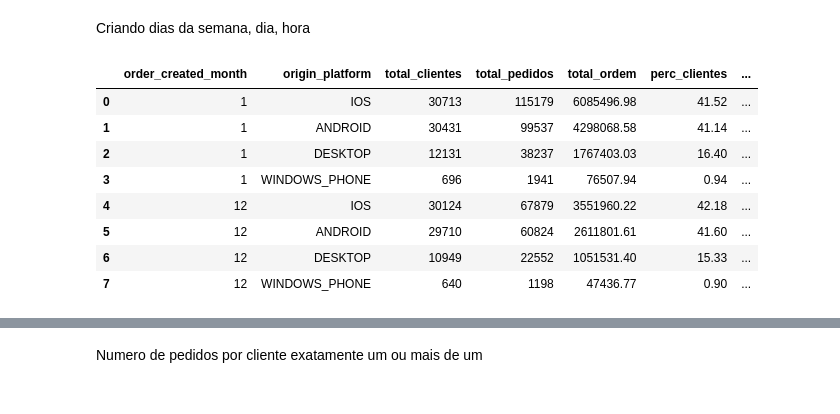
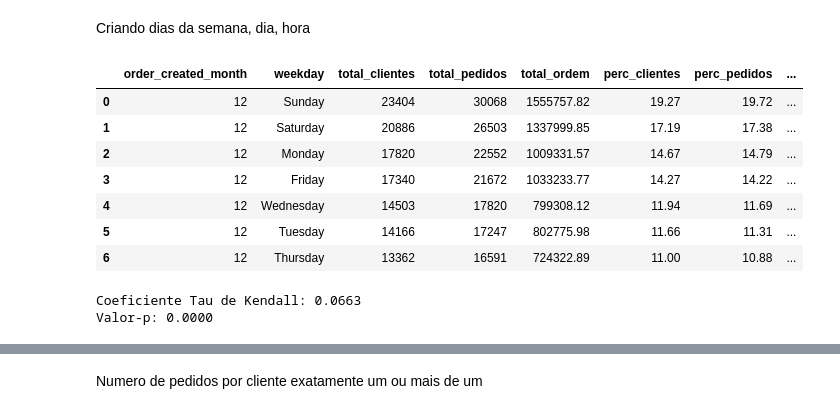
Before and after one commit to elianezanlorense/ifood_cs, a Jupyter notebook: code/notebook/05.cli_res.ipynb, the cells around one changed output, grey strips where cells are left out. Cells and saved outputs as stored; diff of their text form; code cells hidden in the pictures.

```diff
--- a/code/notebook/05.cli_res.ipynb
+++ b/code/notebook/05.cli_res.ipynb
@@ -70,18 +73,35 @@ df_stats_mes
 |  | target | 38705 |
 | 12 | control | 29978 |
 |  | target | 38705 |
+# %%
+df=df[df['order_created_month']==12]
 # %% [markdown]
 Criando dias da semana, dia, hora
 # %%
-summary_mes=gerar_stats(df,['origin_platform'])
+summary_mes=gerar_stats(df,['weekday'])
 summary_mes
 # %% [output]
-|  | order_created_month | origin_platform | total_clientes | total_pedidos | total_ordem | perc_clientes | ... |
-| 0 | 1 | IOS | 30713 | 115179 | 6085496.98 | 41.52 | ... |
-| 1 | 1 | ANDROID | 30431 | 99537 | 4298068.58 | 41.14 | ... |
-| 2 | 1 | DESKTOP | 12131 | 38237 | 1767403.03 | 16.40 | ... |
-| 3 | 1 | WINDOWS_PHONE | 696 | 1941 | 76507.94 | 0.94 | ... |
-| 4 | 12 | IOS | 30124 | 67879 | 3551960.22 | 42.18 | ... |
-| 5 | 12 | ANDROID | 29710 | 60824 | 2611801.61 | 41.60 | ... |
-| 6 | 12 | DESKTOP | 10949 | 22552 | 1051531.40 | 15.33 | ... |
-| 7 | 12 | WINDOWS_PHONE | 640 | 1198 | 47436.77 | 0.90 | ... |
+|  | order_created_month | weekday | total_clientes | total_pedidos | total_ordem | perc_clientes | perc_pedidos | ... |
+| 0 | 12 | Sunday | 23404 | 30068 | 1555757.82 | 19.27 | 19.72 | ... |
+| 1 | 12 | Saturday | 20886 | 26503 | 1337999.85 | 17.19 | 17.38 | ... |
+| 2 | 12 | Monday | 17820 | 22552 | 1009331.57 | 14.67 | 14.79 | ... |
+| 3 | 12 | Friday | 17340 | 21672 | 1033233.77 | 14.27 | 14.22 | ... |
+| 4 | 12 | Wednesday | 14503 | 17820 | 799308.12 | 11.94 | 11.69 | ... |
+| 5 | 12 | Tuesday | 14166 | 17247 | 802775.98 | 11.66 | 11.31 | ... |
+| 6 | 12 | Thursday | 13362 | 16591 | 724322.89 | 11.00 | 10.88 | ... |
+# %%
+import pandas as pd
+from scipy.stats import kendalltau
+
+# 1. Criar a coluna do dia da semana (em números, mantendo a ordem)
+# O método .dt.dayofweek retorna: Seg=0, Ter=1, Qua=2, Qui=3, Sex=4, Sáb=5, Dom=6
+df['dia_numero'] = df['order_created_at'].dt.dayofweek
+
+# 2. Calcular a Correlação de Kendall
+tau, p_value = kendalltau(df['dia_numero'], df['order_total_amount'])
+
+print(f"Coeficiente Tau de Kendall: {tau:.4f}")
+print(f"Valor-p: {p_value:.4f}")
+# %% [output]
+Coeficiente Tau de Kendall: 0.0663
+Valor-p: 0.0000
```
Also changed, not shown: parts of 48 cells of this notebook, 6 other files.
